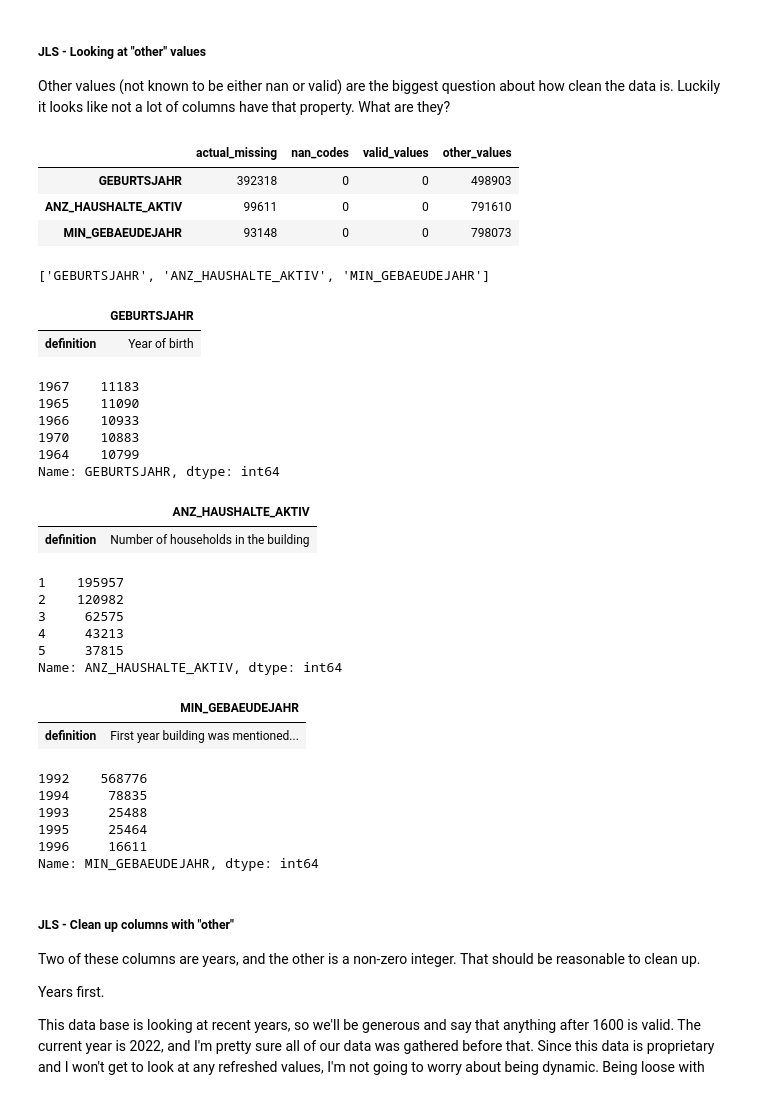
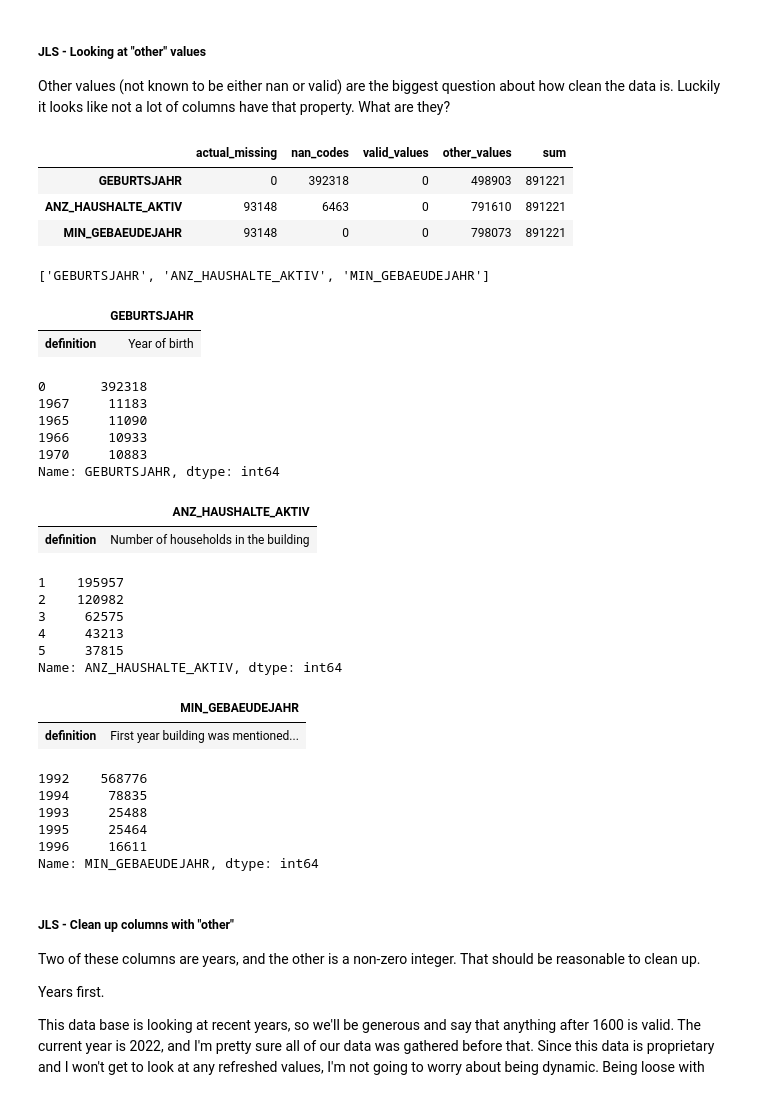
Before and after one commit to jsecrest/wgu-MachineLearning-C753-p2_IdentifyCustomerSegments, a Jupyter notebook: Identify_Customer_Segments.ipynb, the cells around one changed output. Cells and saved outputs as stored; diff of their text form; code cells hidden in the pictures.

Commit message:
Step 1.1 - preprocessing missing values completed

```diff
--- a/Identify_Customer_Segments.ipynb
+++ b/Identify_Customer_Segments.ipynb
@@ -265,7 +274,7 @@ def value_validity_sort(feature_data_s: Series, for_apply = True) -> Series:
 
     # ## Count ACTUAL MISSING values
     # represent as a pd.Series for consistency in output
-    natural_missing_count = pd.Series(data=[len(feature_s) - sum(value_counts)],name=feature_name, dtype="int64")
+    natural_missing_count = pd.Series(data=[len(feature_data_s) - sum(value_counts)],name=feature_name, dtype="int64")
 
     #Count NAN CODES
     missing_or_unknown = feature_meta_s.loc["missing_or_unknown"]
@@ -296,8 +305,7 @@ def value_validity_sort(feature_data_s: Series, for_apply = True) -> Series:
         # print(sums)
 
     sums_s = pd.Series(sums, index=names, name="count", dtype="int64")
-    norm_s = round(sums_s.div(sums_s.sum()),3) # https://stackoverflow.com/a/35679163/1731051
-    norm_s.name = "norm"
+    sums_s =  pd.concat([sums_s, pd.Series(sums_s.agg("sum"), index=["sum"])])
 
     if for_apply:
         return sums_s
@@ -306,15 +314,14 @@ def value_validity_sort(feature_data_s: Series, for_apply = True) -> Series:
     for i in range(len(counts)):
         print(f"{names[i]}:\n{counts[i]}\n")
     #
-    return pd.DataFrame(data=[sums_s, norm_s]).T
+    return pd.DataFrame(data=[sums_s]).T
 
 
 # feature_name = random.choice(codex.feature_names)
 # feature_name = "ANZ_HH_TITEL"
 feature_name = "ALTERSKATEGORIE_GROB"
 print(f"Feature Sample: {feature_name}")
-feature_s = azdias.loc[:,feature_name]
-value_validity_sort(feature_s, for_apply=False)
+value_validity_sort(azdias.loc[:,feature_name], for_apply=False)
 # %% [output]
 Feature Sample: ALTERSKATEGORIE_GROB
 actual_missing:
@@ -420,28 +429,30 @@ review_quality()
 Other values (not known to be either nan or valid) are the biggest question about how clean the data is.
 Luckily it looks like not a lot of columns have that property. What are they?
 # %%
+quality_df = azdias.apply(value_validity_sort).T
 has_other_df = quality_df[quality_df["other_values"] > 0]
 display(has_other_df)
 has_other_list = has_other_df.index.to_list()
 display(has_other_list)
 for feature_name in has_other_list:
     feature_meta_s = codex.get_feature_as_df(feature_name)
     display(feature_meta_s.loc[["definition"]])
     feature_data_s = azdias.loc[:,feature_name]
     display(feature_data_s.value_counts().head())
+    del feature_data_s
 # %% [output]
-|  | actual_missing | nan_codes | valid_values | other_values |
-| GEBURTSJAHR | 392318 | 0 | 0 | 498903 |
-| ANZ_HAUSHALTE_AKTIV | 99611 | 0 | 0 | 791610 |
-| MIN_GEBAEUDEJAHR | 93148 | 0 | 0 | 798073 |
+|  | actual_missing | nan_codes | valid_values | other_values | sum |
+| GEBURTSJAHR | 0 | 392318 | 0 | 498903 | 891221 |
+| ANZ_HAUSHALTE_AKTIV | 93148 | 6463 | 0 | 791610 | 891221 |
+| MIN_GEBAEUDEJAHR | 93148 | 0 | 0 | 798073 | 891221 |
 ['GEBURTSJAHR', 'ANZ_HAUSHALTE_AKTIV', 'MIN_GEBAEUDEJAHR']
 |  | GEBURTSJAHR |
 | definition | Year of birth |
-1967    11183
-1965    11090
-1966    10933
-1970    10883
-1964    10799
+0       392318
+1967     11183
+1965     11090
+1966     10933
+1970     10883
 Name: GEBURTSJAHR, dtype: int64
 |  | ANZ_HAUSHALTE_AKTIV |
 | definition | Number of households in the building |
```
Also changed, not shown: parts of 58 cells of this notebook.
